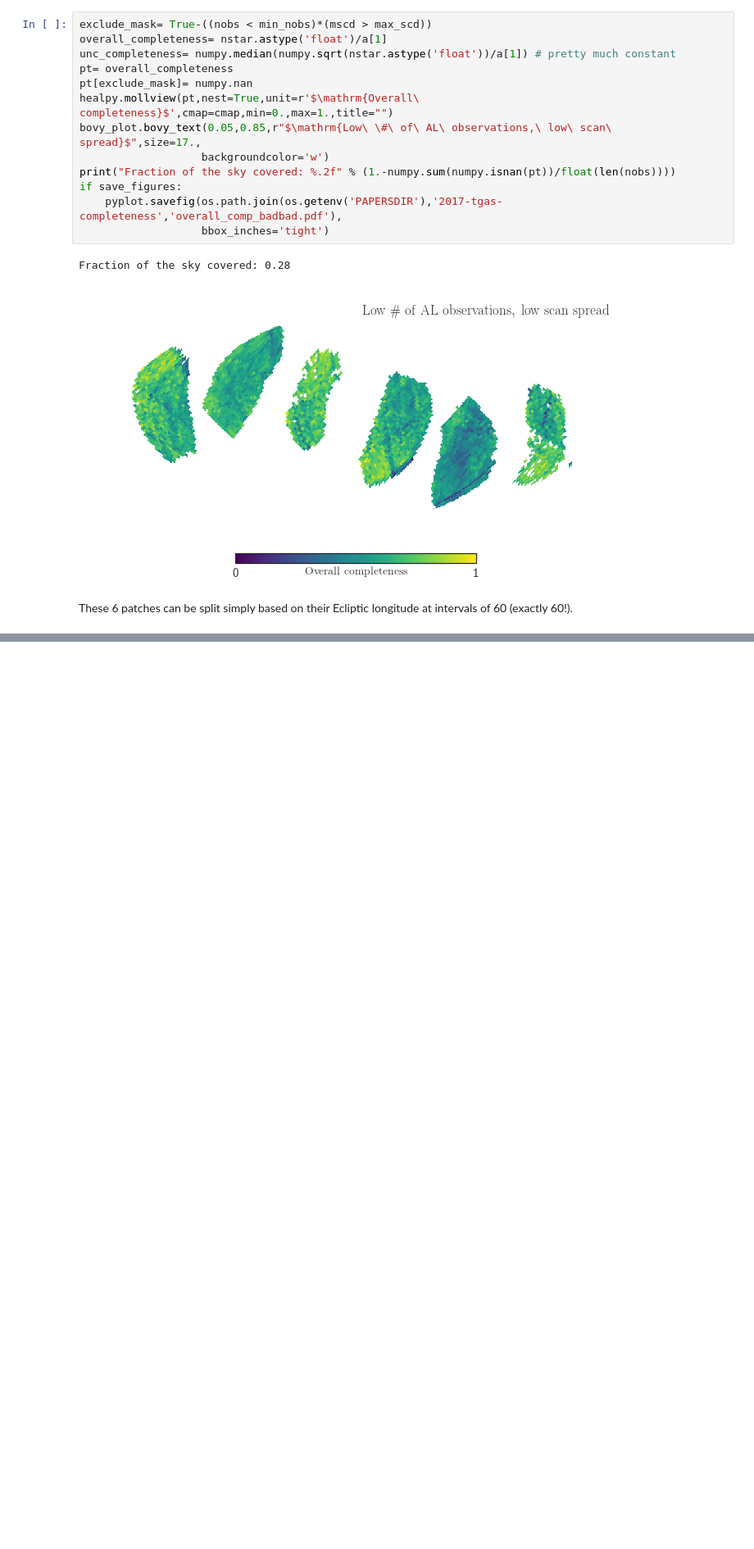
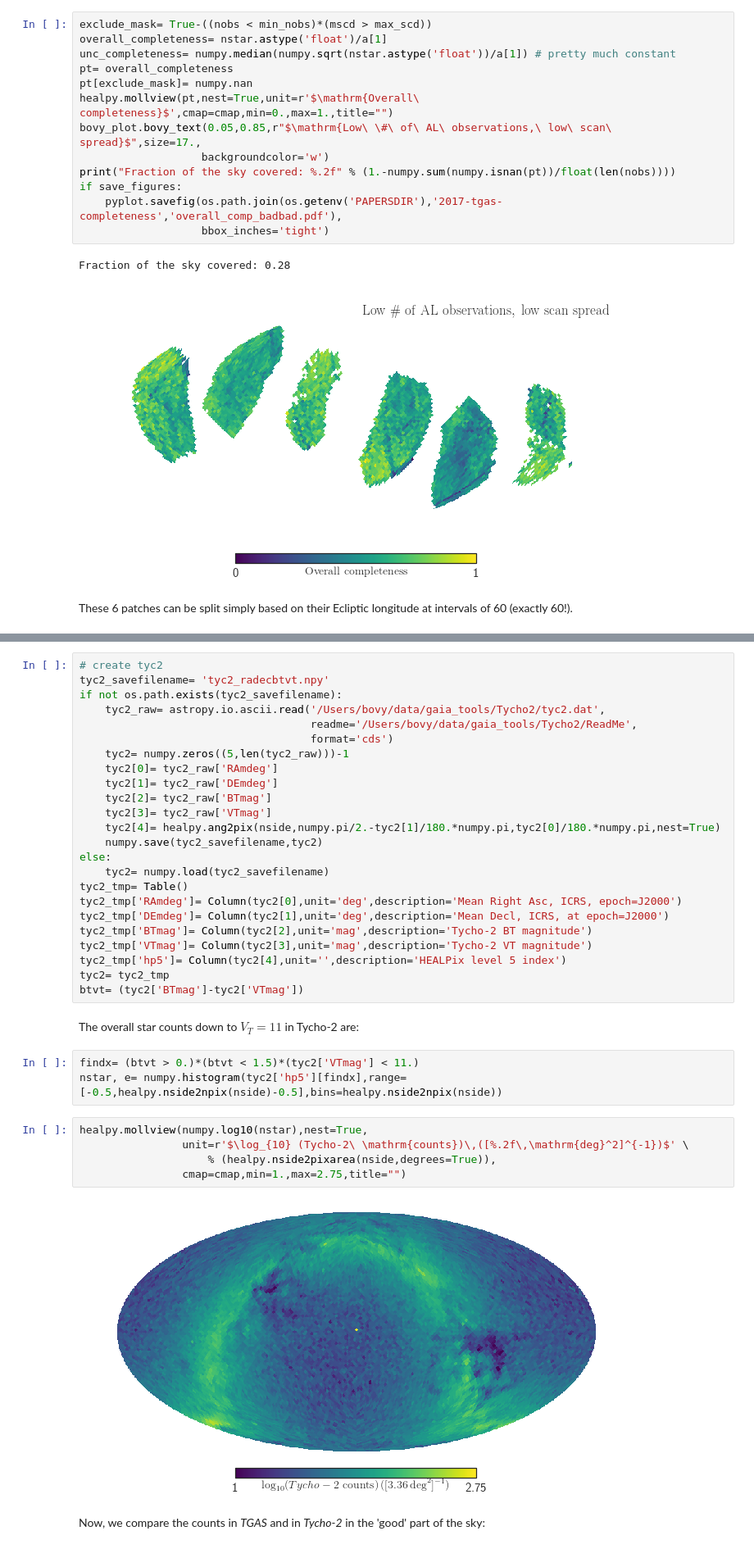
Before and after one commit to jobovy/tgas-completeness, a Jupyter notebook: py/TGAS-selection-function.ipynb, the cells around one changed output, grey strips where cells are left out. Shown at 82% size. Saved outputs shown, nothing was run; the diff lists cells and outputs as text; blank space fills up the shorter version.

```diff
--- a/py/TGAS-selection-function.ipynb
+++ b/py/TGAS-selection-function.ipynb
@@ -656,0 +749,38 @@ These 6 patches can be split simply based on their Ecliptic longitude at interva
+# %%
+# create tyc2
+tyc2_savefilename= 'tyc2_radecbtvt.npy'
+if not os.path.exists(tyc2_savefilename):
+    tyc2_raw= astropy.io.ascii.read('/Users/bovy/data/gaia_tools/Tycho2/tyc2.dat',
+                                    readme='/Users/bovy/data/gaia_tools/Tycho2/ReadMe',
+                                    format='cds')
+    tyc2= numpy.zeros((5,len(tyc2_raw)))-1
+    tyc2[0]= tyc2_raw['RAmdeg']
+    tyc2[1]= tyc2_raw['DEmdeg']
+    tyc2[2]= tyc2_raw['BTmag']
+    tyc2[3]= tyc2_raw['VTmag']
+    tyc2[4]= healpy.ang2pix(nside,numpy.pi/2.-tyc2[1]/180.*numpy.pi,tyc2[0]/180.*numpy.pi,nest=True)
+    numpy.save(tyc2_savefilename,tyc2)
+else:
+    tyc2= numpy.load(tyc2_savefilename)
+tyc2_tmp= Table()
+tyc2_tmp['RAmdeg']= Column(tyc2[0],unit='deg',description='Mean Right Asc, ICRS, epoch=J2000')
+tyc2_tmp['DEmdeg']= Column(tyc2[1],unit='deg',description='Mean Decl, ICRS, at epoch=J2000')
+tyc2_tmp['BTmag']= Column(tyc2[2],unit='mag',description='Tycho-2 BT magnitude')
+tyc2_tmp['VTmag']= Column(tyc2[3],unit='mag',description='Tycho-2 VT magnitude')
+tyc2_tmp['hp5']= Column(tyc2[4],unit='',description='HEALPix level 5 index')
+tyc2= tyc2_tmp
+btvt= (tyc2['BTmag']-tyc2['VTmag'])
+# %% [markdown]
+The overall star counts down to $V_T = 11$ in Tycho-2 are:
+# %%
+findx= (btvt > 0.)*(btvt < 1.5)*(tyc2['VTmag'] < 11.)
+nstar, e= numpy.histogram(tyc2['hp5'][findx],range=[-0.5,healpy.nside2npix(nside)-0.5],bins=healpy.nside2npix(nside))
+# %%
+healpy.mollview(numpy.log10(nstar),nest=True,
+                unit=r'$\log_{10} (Tycho-2\ \mathrm{counts})\,([%.2f\,\mathrm{deg}^2]^{-1})$' \
+                    % (healpy.nside2pixarea(nside,degrees=True)),
+                cmap=cmap,min=1.,max=2.75,title="")
+# %% [output]
+[figure, added]
+# %% [markdown]
+Now, we compare the counts in *TGAS* and in *Tycho-2* in the 'good' part of the sky:
```
Also changed, not shown: parts of 19 cells of this notebook.
